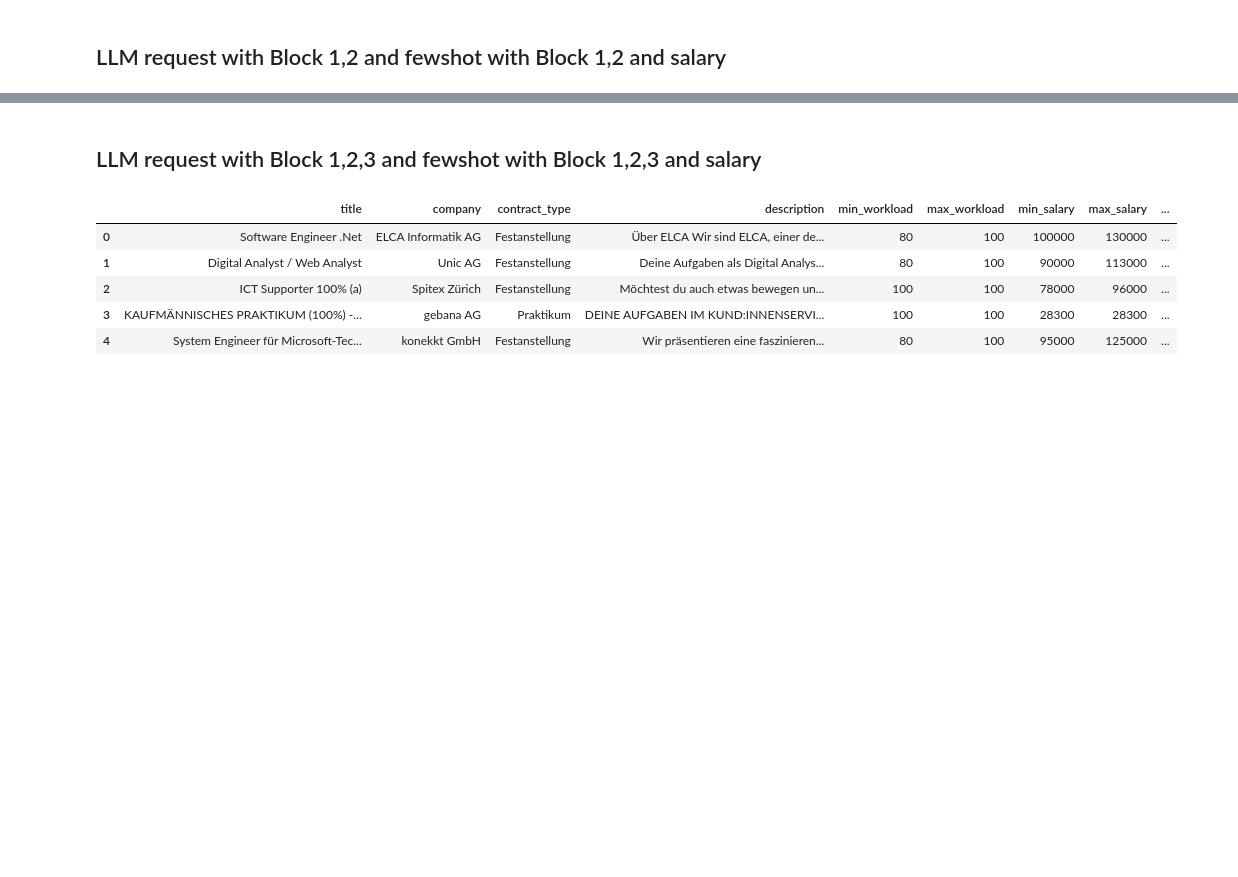
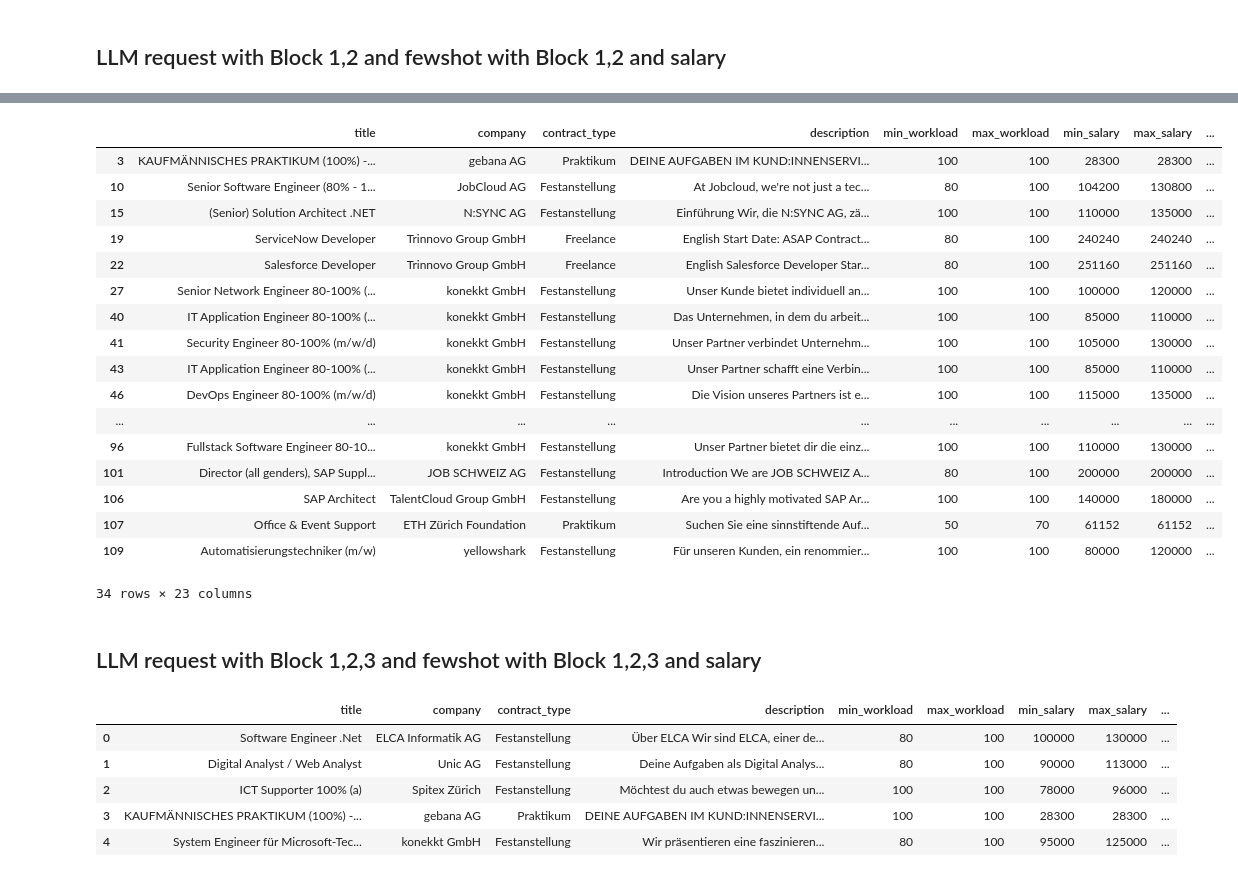
Before and after one commit to ElijahLeeMorgan/JobMarket, a Jupyter notebook: modelling/llm_regression/llm_requests_mo.ipynb, the cells around one changed output, grey strips where cells are left out. Drawn from its saved outputs; the diff is of its cells as text; code cells hidden in the pictures; blank space fills up the shorter version.

```diff
--- a/modelling/llm_regression/llm_requests_mo.ipynb
+++ b/modelling/llm_regression/llm_requests_mo.ipynb
@@ -239,0 +237,22 @@ llm_block1_2_fewshot[llm_block1_2_fewshot['block1_2_min_salary_fewshot'].isnull(
+# %%
+#llm_block1_2_fewshot.isna().any().any()
+llm_block1_2_fewshot[llm_block1_2_fewshot.isna().any(axis=1)]
+# %% [output]
+|  | title | company | contract_type | description | min_workload | max_workload | min_salary | max_salary | ... |
+| 3 | KAUFMÄNNISCHES PRAKTIKUM (100%) -... | gebana AG | Praktikum | DEINE AUFGABEN IM KUND:INNENSERVI... | 100 | 100 | 28300 | 28300 | ... |
+| 10 | Senior Software Engineer (80% - 1... | JobCloud AG | Festanstellung | At Jobcloud, we're not just a tec... | 80 | 100 | 104200 | 130800 | ... |
+| 15 | (Senior) Solution Architect .NET | N:SYNC AG | Festanstellung | Einführung Wir, die N:SYNC AG, zä... | 100 | 100 | 110000 | 135000 | ... |
+| 19 | ServiceNow Developer | Trinnovo Group GmbH | Freelance | English Start Date: ASAP Contract... | 80 | 100 | 240240 | 240240 | ... |
+| 22 | Salesforce Developer | Trinnovo Group GmbH | Freelance | English Salesforce Developer Star... | 80 | 100 | 251160 | 251160 | ... |
+| 27 | Senior Network Engineer 80-100% (... | konekkt GmbH | Festanstellung | Unser Kunde bietet individuell an... | 100 | 100 | 100000 | 120000 | ... |
+| 40 | IT Application Engineer 80-100% (... | konekkt GmbH | Festanstellung | Das Unternehmen, in dem du arbeit... | 100 | 100 | 85000 | 110000 | ... |
+| 41 | Security Engineer 80-100% (m/w/d) | konekkt GmbH | Festanstellung | Unser Partner verbindet Unternehm... | 100 | 100 | 105000 | 130000 | ... |
+| 43 | IT Application Engineer 80-100% (... | konekkt GmbH | Festanstellung | Unser Partner schafft eine Verbin... | 100 | 100 | 85000 | 110000 | ... |
+| 46 | DevOps Engineer 80-100% (m/w/d) | konekkt GmbH | Festanstellung | Die Vision unseres Partners ist e... | 100 | 100 | 115000 | 135000 | ... |
+| ... | ... | ... | ... | ... | ... | ... | ... | ... | ... |
+| 96 | Fullstack Software Engineer 80-10... | konekkt GmbH | Festanstellung | Unser Partner bietet dir die einz... | 100 | 100 | 110000 | 130000 | ... |
+| 101 | Director (all genders), SAP Suppl... | JOB SCHWEIZ AG | Festanstellung | Introduction We are JOB SCHWEIZ A... | 80 | 100 | 200000 | 200000 | ... |
+| 106 | SAP Architect | TalentCloud Group GmbH | Festanstellung | Are you a highly motivated SAP Ar... | 100 | 100 | 140000 | 180000 | ... |
+| 107 | Office & Event Support | ETH Zürich Foundation | Praktikum | Suchen Sie eine sinnstiftende Auf... | 50 | 70 | 61152 | 61152 | ... |
+| 109 | Automatisierungstechniker (m/w) | yellowshark | Festanstellung | Für unseren Kunden, ein renommier... | 100 | 100 | 80000 | 120000 | ... |
+34 rows × 23 columns
```
Also changed, not shown: parts of 8 cells of this notebook.
